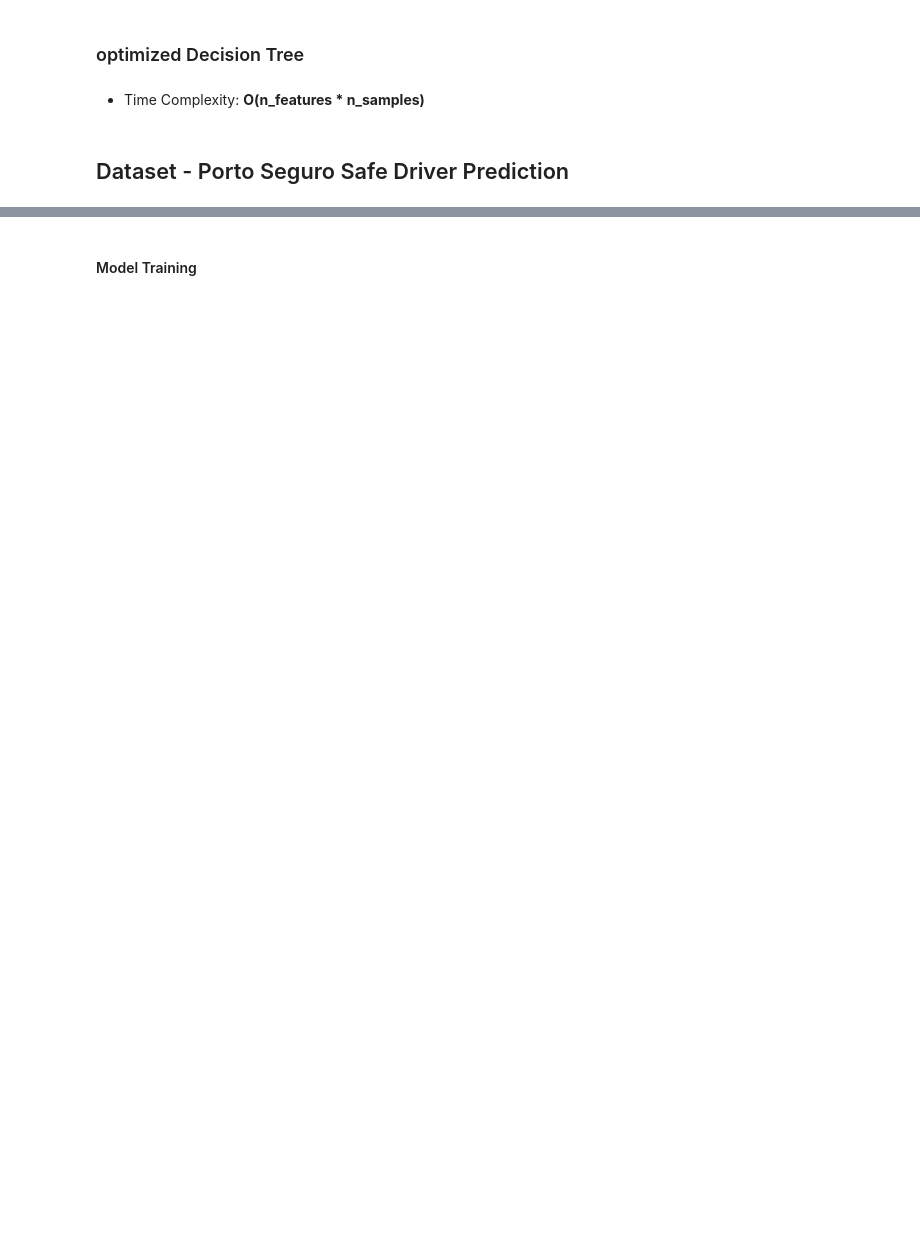
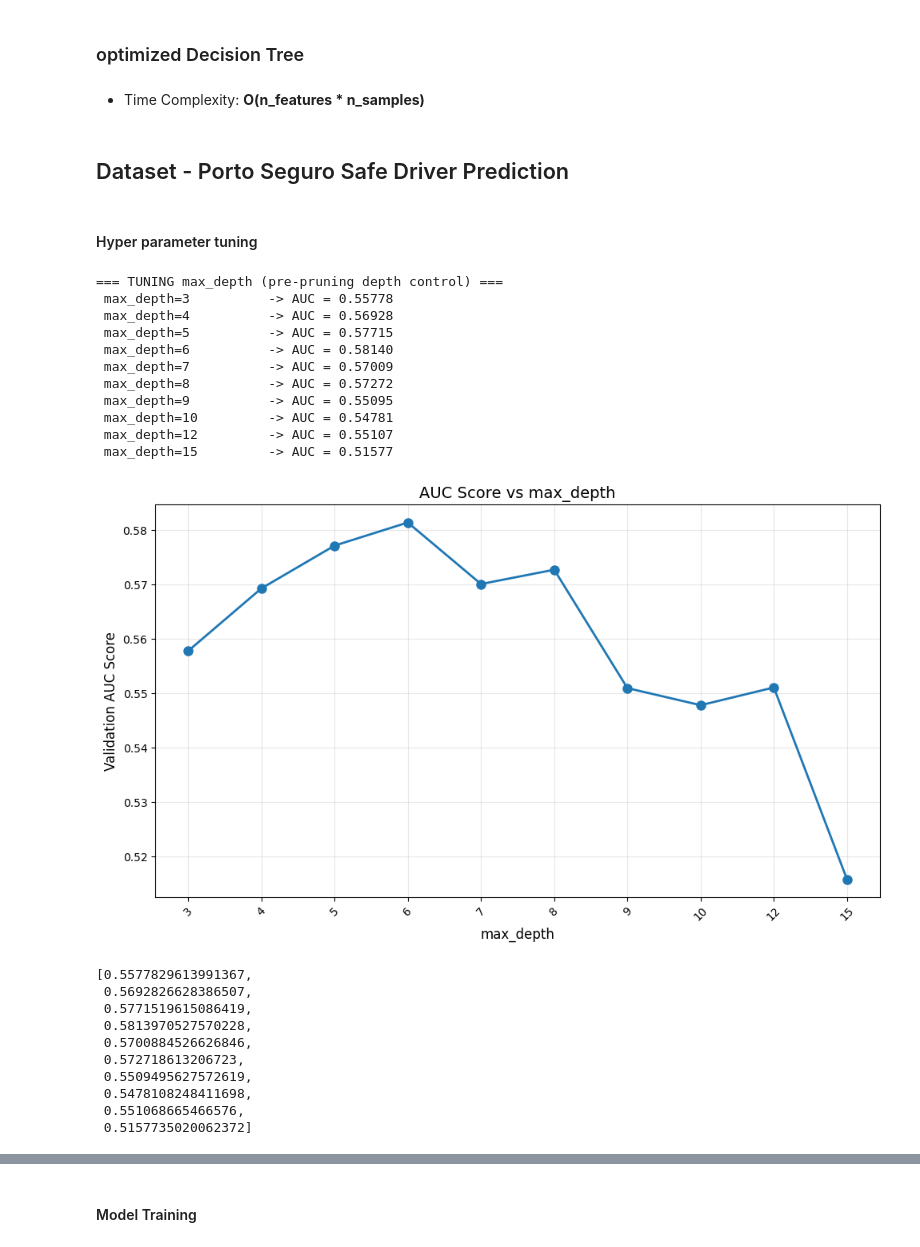
Before and after one commit to adarshanumula7/Insurance_Claim_Predictions, a Jupyter notebook: Models/Decision_Tree.ipynb, the cells around one changed output, grey strips where cells are left out. Drawn from its saved outputs; the diff is of its cells as text; code cells hidden in the pictures; blank space fills up the shorter version.

Commit message:
Decision Tree added Hyper Parameter tuning

```diff
--- a/Models/Decision_Tree.ipynb
+++ b/Models/Decision_Tree.ipynb
@@ -344,0 +351,2 @@ test = test.astype(float)
+# %% [markdown]
+#### Hyper parameter tuning
@@ -344,0 +371,67 @@ test = test.astype(float)
+# %%
+from sklearn.metrics import roc_auc_score
+import matplotlib.pyplot as plt
+
+def tune_and_plot(param_name, param_values, xlabel):
+    """Tune one parameter while others default."""
+    auc_scores = []
+    for val in param_values:
+        params = default_params.copy()
+        params[param_name] = val
+        try:
+            model_DT = DecisionTreeFromScratch_Opt_Time(**params)
+            model_DT.fit(X_train_sub, y_train_sub)
+            proba_val = model_DT.predict_proba(X_valid)
+            auc = roc_auc_score(y_valid, proba_val)
+            # Safe printing: handle None specially
+            val_str = "None" if val is None else str(val)
+
+            print(f" {param_name}={val_str:10} -> AUC = {auc:.5f}")
+            auc_scores.append(auc)
+
+        except Exception as e:
+            print(f" {param_name}={val} → ERROR: {type(e).__name__} - {e}")
+            auc_scores.append(np.nan)
+
+    # Prepare x-axis for plotting (convert None to string)
+    x_ticks = ["None" if v is None else str(v) for v in param_values]
+
+    # Plot
+    plt.figure(figsize=(10, 6))
+    plt.plot(range(len(param_values)), auc_scores, marker='o', linewidth=2, markersize=8)
+    plt.xticks(range(len(param_values)), x_ticks, rotation=45)
+    plt.title(f'AUC Score vs {param_name}', fontsize=14)
+    plt.xlabel(xlabel, fontsize=12)
+    plt.ylabel('Validation AUC Score', fontsize=12)
+    plt.grid(True, alpha=0.3)
+    plt.tight_layout()
+    plt.show()
+
+    return auc_scores
+# %%
+print("\n=== TUNING max_depth (pre-pruning depth control) ===")
+max_depth_vals = [3, 4, 5, 6, 7, 8, 9, 10, 12, 15]
+tune_and_plot('max_depth', max_depth_vals, 'max_depth')
+# %% [output]
+=== TUNING max_depth (pre-pruning depth control) ===
+ max_depth=3          -> AUC = 0.55778
+ max_depth=4          -> AUC = 0.56928
+ max_depth=5          -> AUC = 0.57715
+ max_depth=6          -> AUC = 0.58140
+ max_depth=7          -> AUC = 0.57009
+ max_depth=8          -> AUC = 0.57272
+ max_depth=9          -> AUC = 0.55095
+ max_depth=10         -> AUC = 0.54781
+ max_depth=12         -> AUC = 0.55107
+ max_depth=15         -> AUC = 0.51577
+[figure, added]
+[0.5577829613991367,
+ 0.5692826628386507,
+ 0.5771519615086419,
+ 0.5813970527570228,
+ 0.5700884526626846,
+ 0.572718613206723,
+ 0.5509495627572619,
+ 0.5478108248411698,
+ 0.551068665466576,
+ 0.5157735020062372]
```
Also changed, not shown: parts of 59 cells of this notebook.
